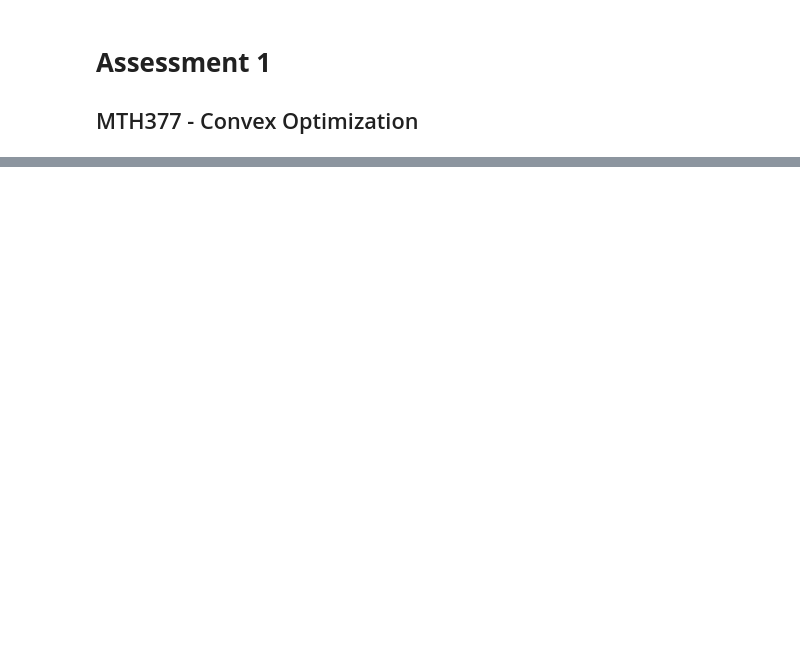
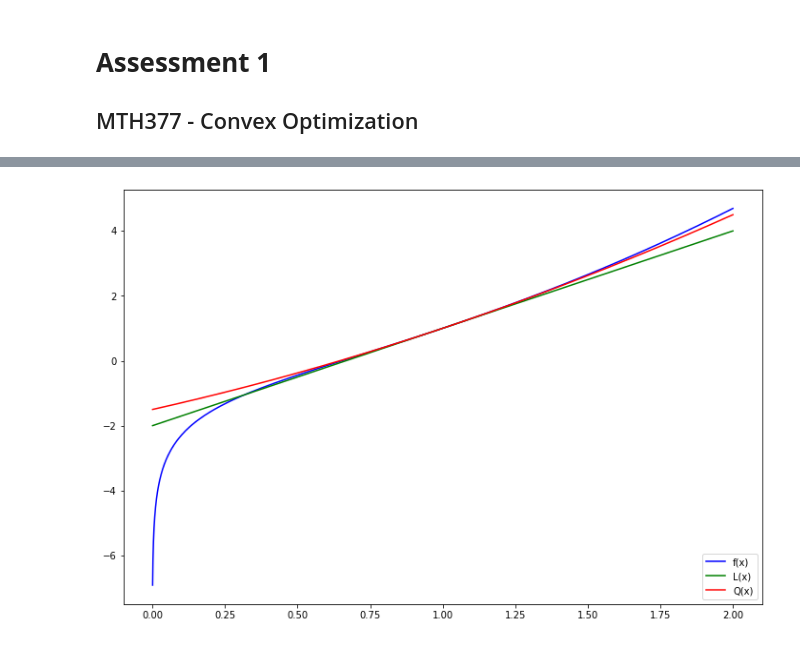
Before and after one commit to meharkhurana03/coo-repo, a Jupyter notebook: assn1.ipynb, the cells around one changed output, grey strips where cells are left out. Saved outputs shown, nothing was run; the diff lists cells and outputs as text; code cells hidden in the pictures; blank space fills up the shorter version.

```diff
--- a/assn1.ipynb
+++ b/assn1.ipynb
@@ -3,0 +46,33 @@
+# %%
+# definition of f(x)
+def f1(x):
+  return x**2 + np.log(x)
+
+# definition of L(x), the linear approximation of f(x)
+def L(x):
+  return f1(1) + (3)*(x-1)
+
+# definition of Q(x), the quadratic approximation of f(x)
+def Q(x):
+  return f1(1) + (3)*(x-1) + (1)*((x-1)**2)/2
+
+
+# initiating the x - linespace
+xLin = np.linspace(0.001, 1.999, 10000)
+
+# calculating the y-values for each point in the linespace for all three functions
+y1 = f1(xLin)
+y2 = L(xLin)
+y3 = Q(xLin)
+
+# plotting the functions
+fig = plt.figure(figsize=(12, 8))
+
+plt.plot(xLin, y1, 'b', label='f(x)')
+plt.plot(xLin, y2, 'g', label='L(x)')
+plt.plot(xLin, y3, 'r', label='Q(x)')
+
+plt.legend(loc='lower right')
+plt.show()
+# %% [output]
+[figure, added]
```
Also changed, not shown: parts of 13 cells of this notebook.
